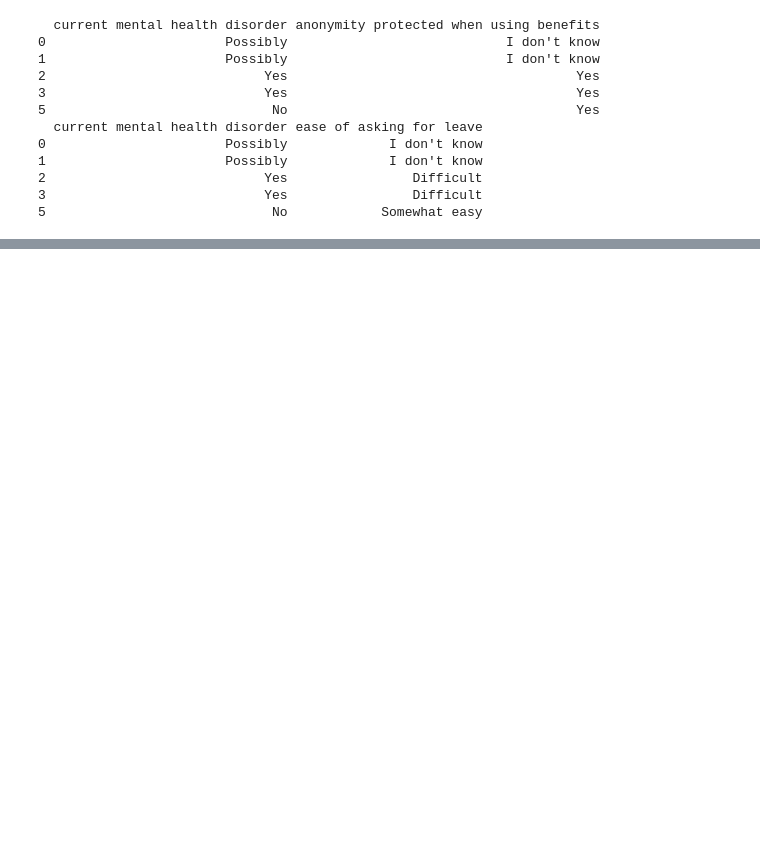
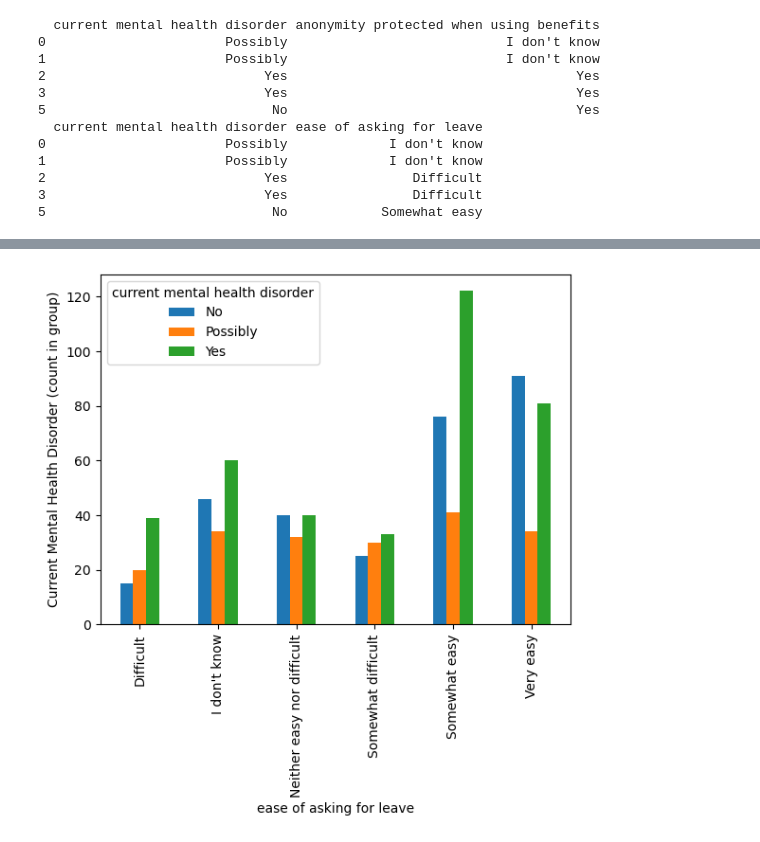
Before and after one commit to AthenOsterberg1995/Project-1---Mental-Health-in-Tech, a Jupyter notebook: Question_4_Visualizations/Question_4_Visualizations.ipynb, the cells around one changed output, grey strips where cells are left out. Drawn from its saved outputs; the diff is of its cells as text; code cells hidden in the pictures; blank space fills up the shorter version.

```diff
--- a/Question_4_Visualizations/Question_4_Visualizations.ipynb
+++ b/Question_4_Visualizations/Question_4_Visualizations.ipynb
@@ -111,3 +129,16 @@ plt.savefig("ease_of_asking_leave.png", bbox_inches='tight')
+# %%
+#multiindex bar chart formatting:
+#https://stackoverflow.com/questions/34248741/plotting-pandas-multiindex-bar-chart
+
+#code for cropping chart correctly
+#https://stackoverflow.com/questions/37427362/plt-show-shows-full-graph-but-savefig-is-cropping-the-image/37428142
+
+#bar chart for ease of asking for leave by count in group
+leave_groupby_df["count"].unstack().plot(kind='bar')
+plt.ylabel("Current Mental Health Disorder (count in group)")
+plt.savefig("ease_of_asking_leave_group_count.png", bbox_inches='tight')
+# %% [output]
+[figure, added]
 # %%
 #multiindex bar chart formatting:
 #https://stackoverflow.com/questions/34248741/plotting-pandas-multiindex-bar-chart
```
Also changed, not shown: parts of 7 cells of this notebook, 6 other files.
